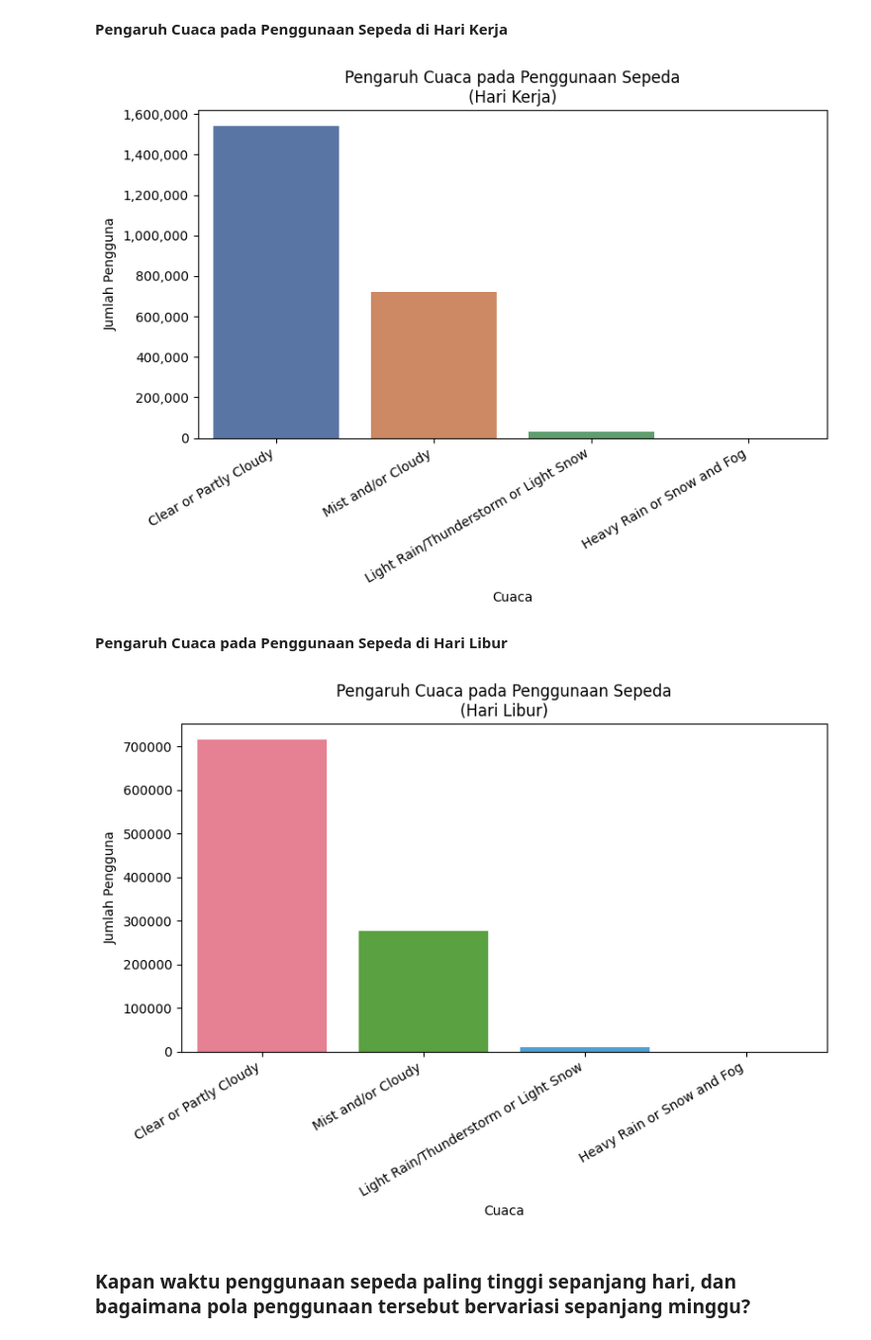
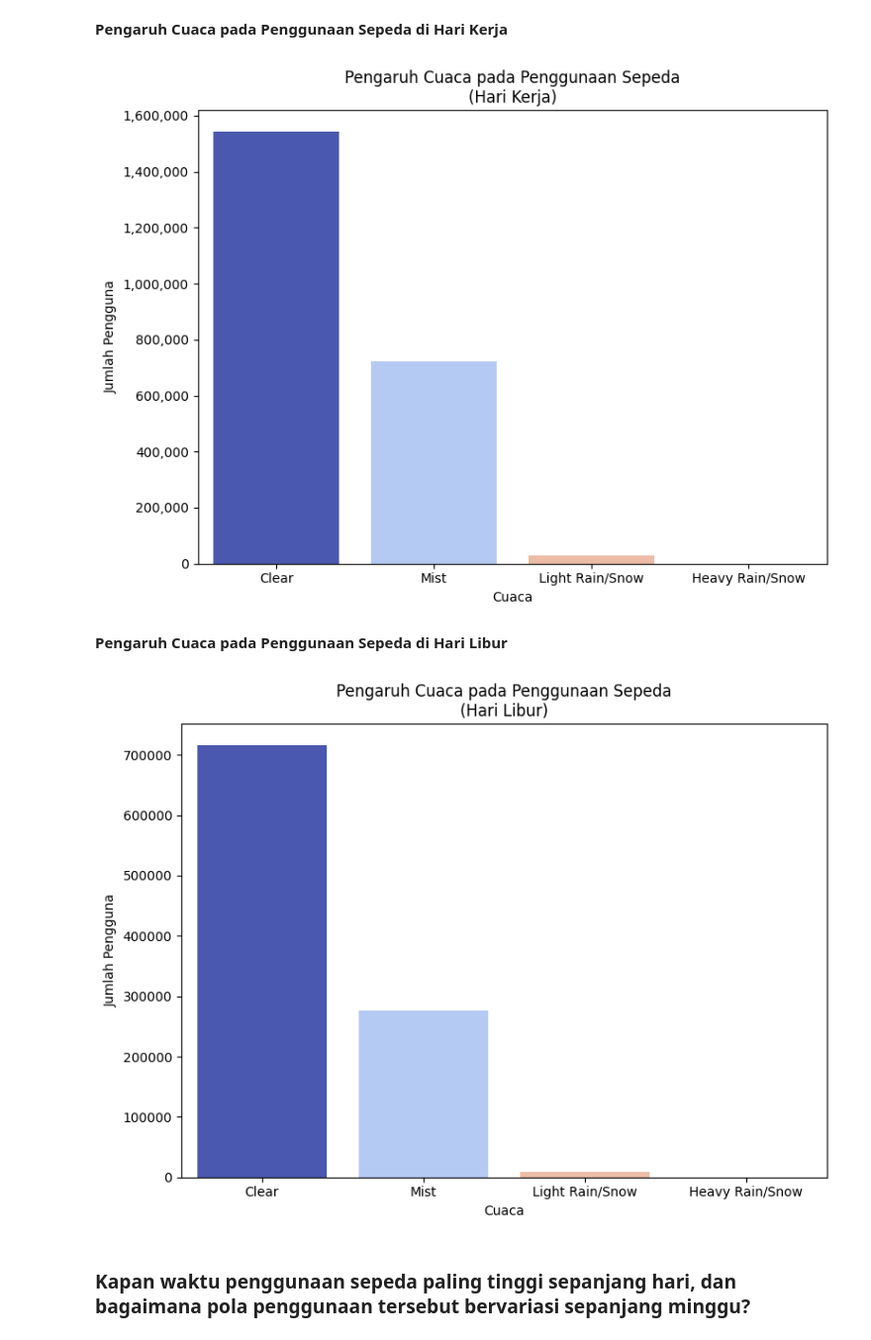
Before and after one commit to bagusangkasawan/data-analysis, a Jupyter notebook: notebook.ipynb, the cells around one changed output. Shown at 99% size. Cells and saved outputs as stored; diff of their text form; code cells hidden in the pictures.

```diff
--- a/notebook.ipynb
+++ b/notebook.ipynb
@@ -322,12 +322,12 @@ if not (weather_workday_df['weathersit'] == 4).any():
 weather_workday_df.rename(columns={"weathersit": "weather_index", "cnt": "users_count"}, inplace=True)
 
 fig, ax = plt.subplots(figsize=(8, 6))
-labels_detail = ['Clear or Partly Cloudy', 'Mist and/or Cloudy', 'Light Rain/Thunderstorm or Light Snow', 'Heavy Rain or Snow and Fog']
+labels_detail = ['Clear', 'Mist', 'Light Rain/Snow', 'Heavy Rain/Snow']
 
-sns.barplot(x="weather_index", y="users_count", hue="weather_index", data=weather_workday_df, palette="deep", dodge=False, ax=ax)
+sns.barplot(x="weather_index", y="users_count", hue="weather_index", data=weather_workday_df, palette="coolwarm", dodge=False, ax=ax)
 ax.set_title("Pengaruh Cuaca pada Penggunaan Sepeda\n(Hari Kerja)")
 ax.set_xticks(range(len(labels_detail)))
-ax.set_xticklabels(labels_detail, rotation=30, ha="right")
+ax.set_xticklabels(labels_detail)
 ax.set_xlabel("Cuaca")
 ax.set_ylabel("Jumlah Pengguna")
 
@@ -337,29 +337,29 @@ plt.legend([], [], frameon=False)
 plt.tight_layout()
 plt.show()
 # %% [output]
-[figure, old version]
+[figure, new version]
 # %% [markdown]
 **Pengaruh Cuaca pada Penggunaan Sepeda di Hari Libur**
 # %%
 weather_holiday_df = day_df[day_df["workingday"] == 0].groupby(["weathersit"]).cnt.sum().reset_index()
 if not (weather_holiday_df['weathersit'] == 4).any():
     new_row = pd.DataFrame({"weathersit": [4], "cnt": [0]})
     weather_holiday_df = pd.concat([weather_holiday_df, new_row], ignore_index=True)
 weather_holiday_df.rename(columns={"weathersit": "weather_index", "cnt": "users_count"}, inplace=True)
 
 fig, ax = plt.subplots(figsize=(8, 6))
 
-sns.barplot(x="weather_index", y="users_count", hue="weather_index", data=weather_holiday_df, palette="husl", dodge=False, ax=ax)
+sns.barplot(x="weather_index", y="users_count", hue="weather_index", data=weather_holiday_df, palette="coolwarm", dodge=False, ax=ax)
 ax.set_title("Pengaruh Cuaca pada Penggunaan Sepeda\n(Hari Libur)")
 ax.set_xticks(range(len(labels_detail)))
-ax.set_xticklabels(labels_detail, rotation=30, ha="right")
+ax.set_xticklabels(labels_detail)
 ax.set_xlabel("Cuaca")
 ax.set_ylabel("Jumlah Pengguna")
 plt.legend([], [], frameon=False)
 plt.tight_layout()
 plt.show()
 # %% [output]
-[figure, old version]
+[figure, new version]
 # %% [markdown]
 ### Kapan waktu penggunaan sepeda paling tinggi sepanjang hari, dan bagaimana pola penggunaan tersebut bervariasi sepanjang minggu?
 # %% [markdown]
```
Also changed, not shown: parts of 5 cells of this notebook, 1 other file.
